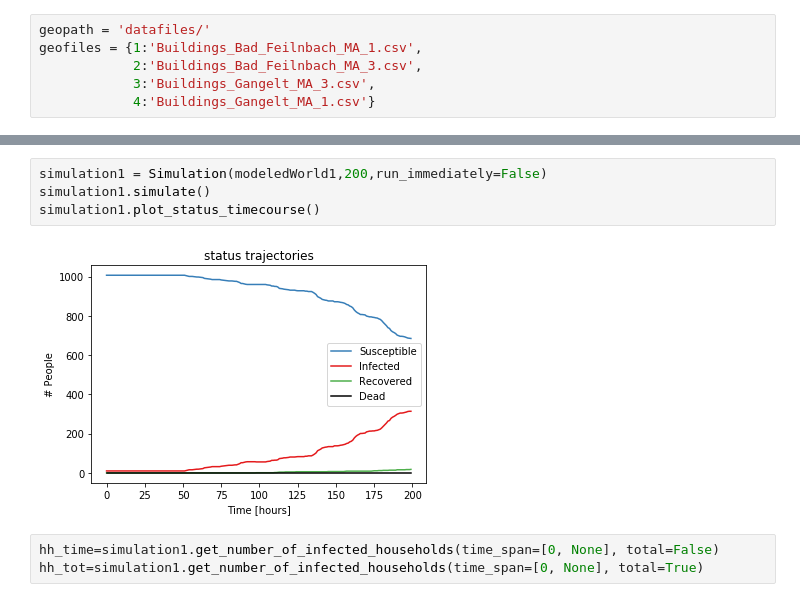
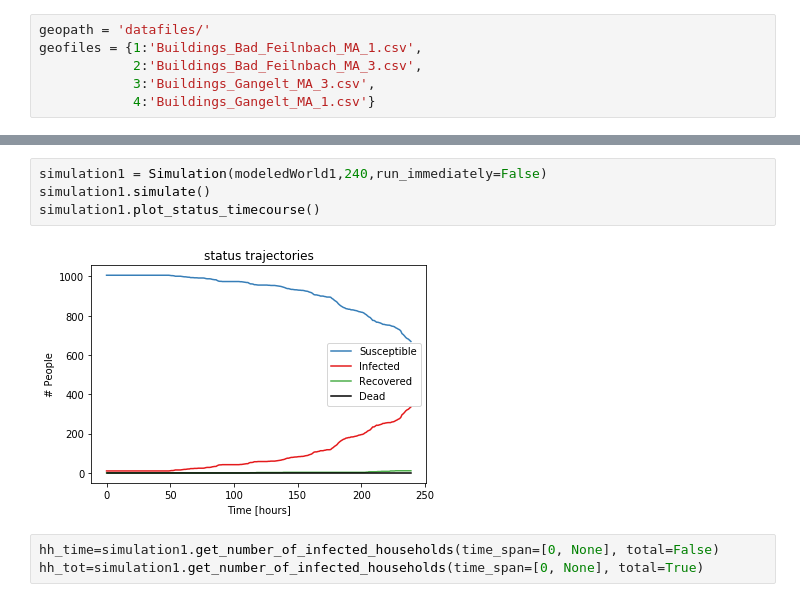
Before and after one commit to joba-1/Corona_Model, a Jupyter notebook: Heatmap_analysis.ipynb, the cells around one changed output, grey strips where cells are left out. Drawn from its saved outputs; the diff is of its cells as text.

```diff
--- a/Heatmap_analysis.ipynb
+++ b/Heatmap_analysis.ipynb
@@ -24,10 +24,10 @@ Number of agents: 1017
 Distribution of initialized locations: {'hospital': 1, 'morgue': 1, 'work': 52, 'public': 17, 'school': 2, 'home': 490}
 # %%
-simulation1 = Simulation(modeledWorld1,200,run_immediately=False)
+simulation1 = Simulation(modeledWorld1,240,run_immediately=False)
 simulation1.simulate()
 simulation1.plot_status_timecourse()
 # %% [output]
-[figure, old version]
+[figure, new version]
 # %%
 hh_time=simulation1.get_number_of_infected_households(time_span=[0, None], total=False)
 hh_tot=simulation1.get_number_of_infected_households(time_span=[0, None], total=True)
```
Also changed, not shown: parts of 6 cells of this notebook, 1 other file.
